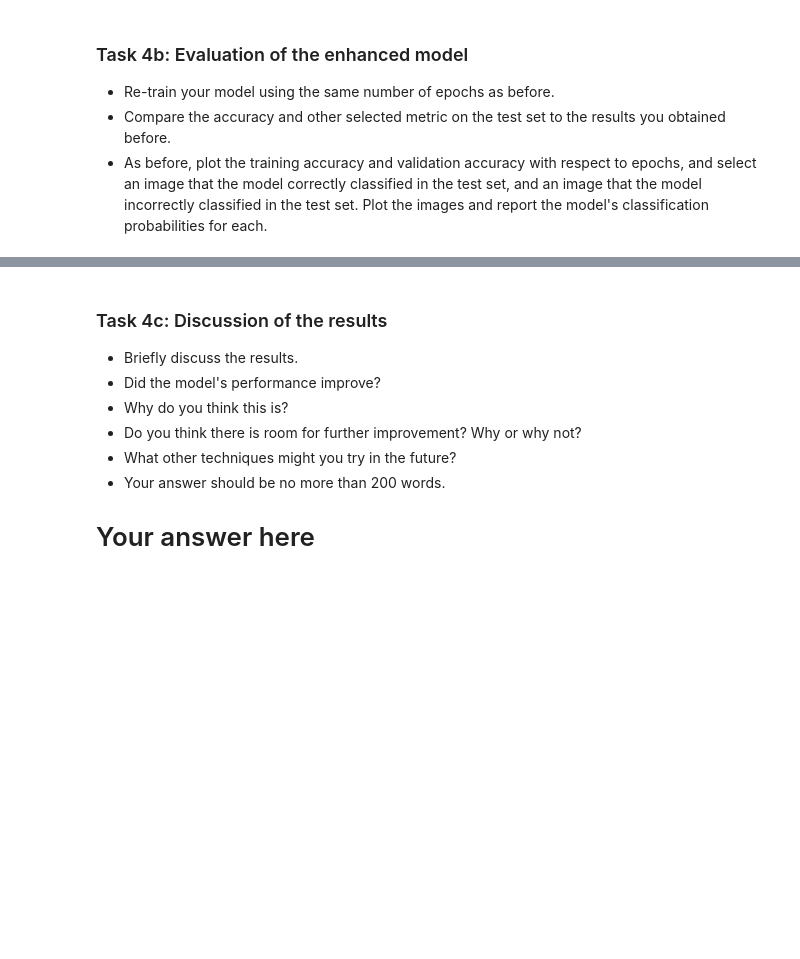
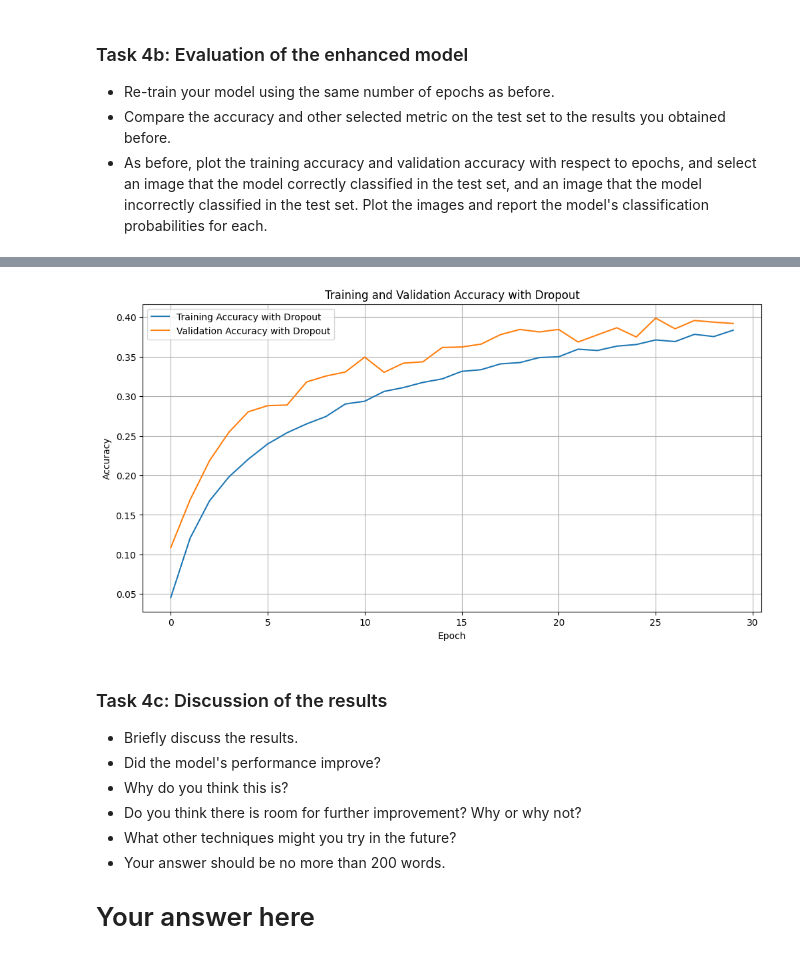
Before and after one commit to UofT-DSI/deep_learning, a Jupyter notebook: 02_activities/assignments/assignment_1.ipynb, the cells around one changed output, grey strips where cells are left out. Cells and saved outputs as stored; diff of their text form; code cells hidden in the pictures; blank space fills up the shorter version.

```diff
--- a/02_activities/assignments/assignment_1.ipynb
+++ b/02_activities/assignments/assignment_1.ipynb
@@ -34,0 +112,25 @@ To enable the following instructions: AVX2 FMA, in other operations, rebuild Ten
+# %%
+# Convert labels to one-hot encoding
+from sklearn.model_selection import train_test_split
+from tensorflow.keras.utils import to_categorical
+
+y_train = to_categorical(y_train, num_classes=100)
+y_test = to_categorical(y_test, num_classes=100)
+
+# Split the training set into training and validation sets
+x_train, x_val, y_train, y_val = train_test_split(
+    x_train, y_train, test_size=0.2, random_state=42
+)
+# %%
+# Split the training set into training and validation sets
+x_train, x_val, y_train, y_val = train_test_split(
+    x_train, y_train, test_size=0.2, random_state=42
+)
+
+# Check the shapes of the resulting datasets
+print("Training data shape:", x_train.shape)
+print("Validation data shape:", x_val.shape)
+print("Test data shape:", x_test.shape)
+print("Training labels shape:", y_train.shape)
+print("Validation labels shape:", y_val.shape)
+print("Test labels shape:", y_test.shape)
@@ -103,3 +473,22 @@ from keras import optimizers
+# %%
+import matplotlib.pyplot as plt
+
+# Plot training & validation accuracy
+plt.figure(figsize=(12, 6))
+
+# Plot training accuracy
+plt.plot(history_with_dropout.history['accuracy'], label='Training Accuracy with Dropout')
+# Plot validation accuracy
+plt.plot(history_with_dropout.history['val_accuracy'], label='Validation Accuracy with Dropout')
+
+plt.title('Training and Validation Accuracy with Dropout')
+plt.xlabel('Epoch')
+plt.ylabel('Accuracy')
+plt.legend()
+plt.grid(True)
+plt.show()
+# %% [output]
+[figure, added]
 # %% [markdown]
 ### Task 4c: Discussion of the results
 
```
Also changed, not shown: parts of 23 cells of this notebook.
